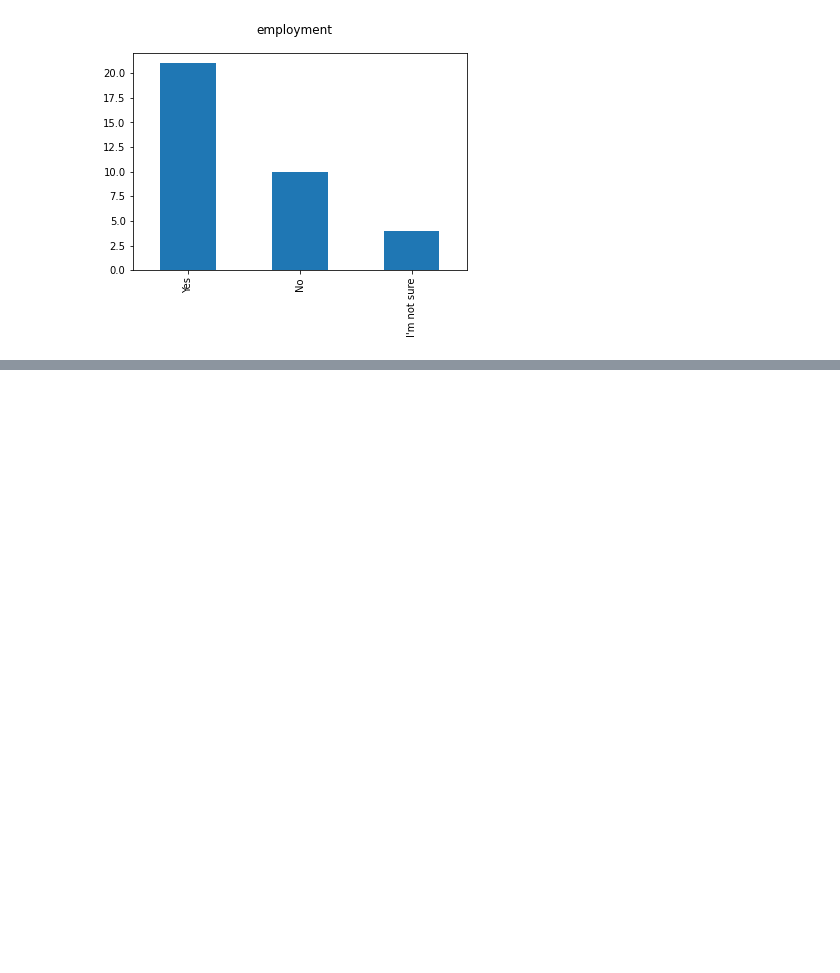
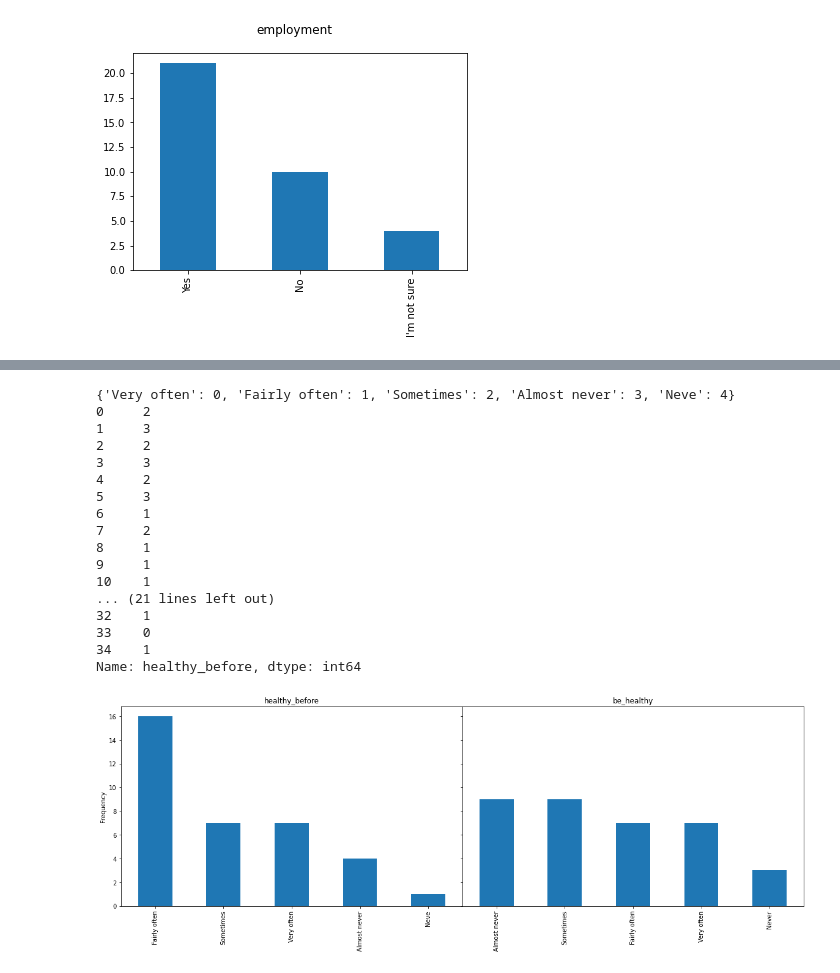
Before and after one commit to azaman13/covid19, a Jupyter notebook: data/survey_data/new_data/analysis.ipynb, the cells around one changed output, grey strips where cells are left out. Saved outputs shown, nothing was run; the diff lists cells and outputs as text; code cells hidden in the pictures; blank space fills up the shorter version.

```diff
--- a/data/survey_data/new_data/analysis.ipynb
+++ b/data/survey_data/new_data/analysis.ipynb
@@ -49,0 +103,21 @@ create_result_bar("employment")
+# %%
+graph_side_by_side("healthy_before", "be_healthy")
+# %% [output]
+{'Very often': 0, 'Fairly often': 1, 'Sometimes': 2, 'Almost never': 3, 'Neve': 4}
+0     2
+1     3
+2     2
+3     3
+4     2
+5     3
+6     1
+7     2
+8     1
+9     1
+10    1
+... (21 lines left out)
+32    1
+33    0
+34    1
+Name: healthy_before, dtype: int64
+[figure, added]
```
Also changed, not shown: parts of 7 cells of this notebook, 3 other files.
